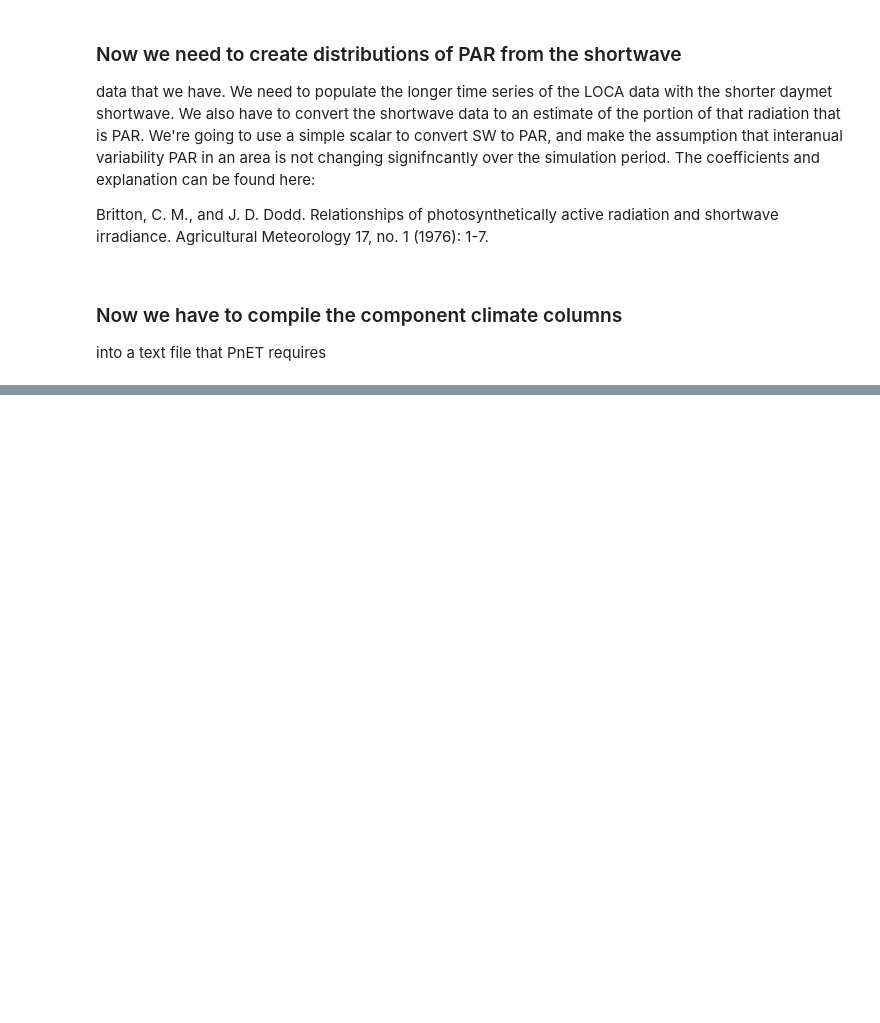
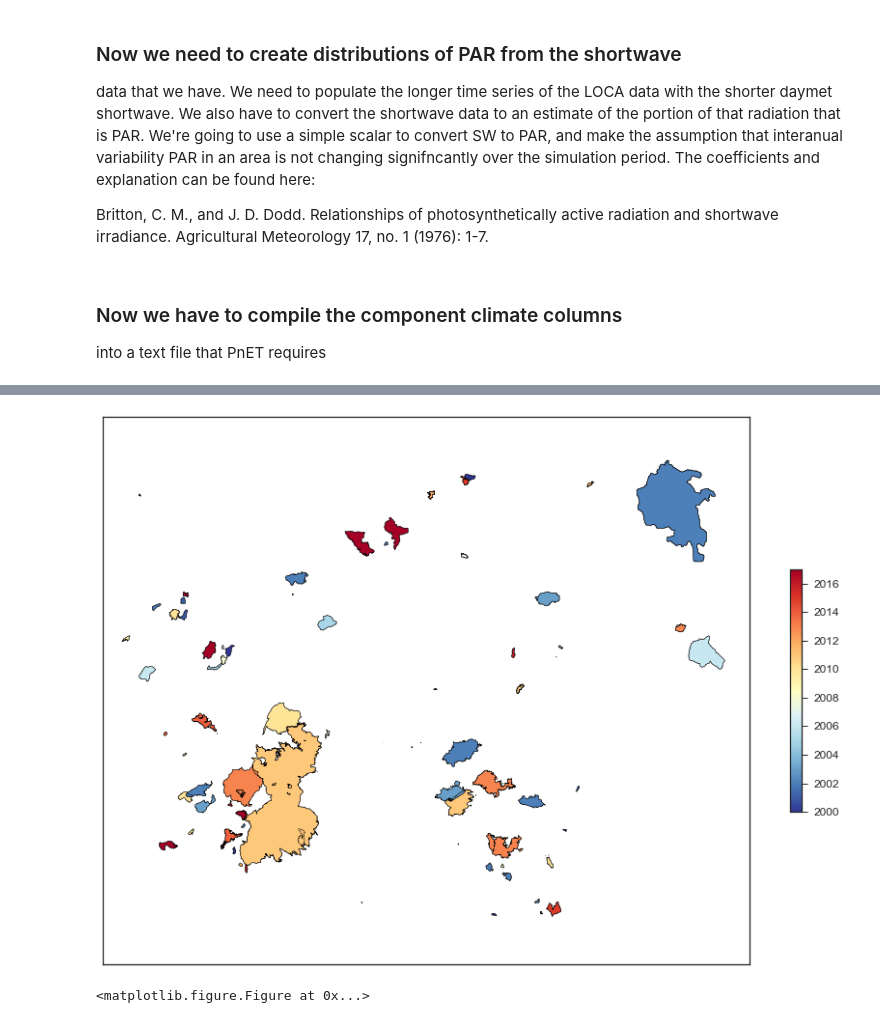
Before and after one commit to djkrofch/SantaFe_Fireshed, a Jupyter notebook: SF_Fireshed_Prep.ipynb, the cells around one changed output, grey strips where cells are left out. Saved outputs shown, nothing was run; the diff lists cells and outputs as text; code cells hidden in the pictures; blank space fills up the shorter version.

Commit message:
Added fire size distribution info
from GeoMAC

```diff
--- a/SF_Fireshed_Prep.ipynb
+++ b/SF_Fireshed_Prep.ipynb
@@ -265,0 +306,40 @@ ecodf.to_csv(eco_climname)
+# %%
+
+f, (ax) = plt.subplots(1,1, figsize = (15,15))
+coords, midlat, midlon = getShpGeom(dataDir + 'HistoricFirePerimeters.shp')
+
+m = Basemap(llcrnrlon=coords[0],llcrnrlat=coords[1]+3.5,
+            urcrnrlon=coords[2],urcrnrlat=coords[3],
+             resolution='i', projection='tmerc',
+            lat_0 = midlat, lon_0 = midlon, ax = ax);
+
+m.readshapefile(dataDir + 'HistoricFirePerimeters', 'FireRegion',
+    color='black', zorder=5);
+
+# set up a map dataframe
+fireregion = []
+df_map = pd.DataFrame({
+    'poly': [Polygon(xy) for xy in m.FireRegion]})
+for shape in enumerate(df_map['poly']):
+    keys, values = m.FireRegion_info[shape[0]].keys(),m.FireRegion_info[shape[0]].values()
+    fireregion.append(values[1])
+df_map['FireRegion'] = fireregion
+df_map['area_m'] = df_map['poly'].map(lambda x: x.area)
+df_map['area_km'] = df_map['area_m'] / 100000
+df_map['patches'] = df_map['poly'].map(lambda x: PolygonPatch(
+    x, ec='#787878', lw=.25))
+
+fireregion = map(int, fireregion)
+#for feature in np.unique(df_map.FireRegion):
+p = PatchCollection(df_map.patches,cmap=plt.get_cmap('RdYlBu_r'))
+p.set_array(np.array(fireregion))
+p.set_clim([np.ma.min(fireregion),np.ma.max(fireregion)])
+cbar = plt.colorbar(p, shrink = 0.3)
+cbar.ax.tick_params(labelsize=12)
+ax.add_collection(p)
+plt.show()
+
+sns.despine()
+# %% [output]
+[figure, added]
+<matplotlib.figure.Figure at 0x...>
```
Also changed, not shown: parts of 14 cells of this notebook.
